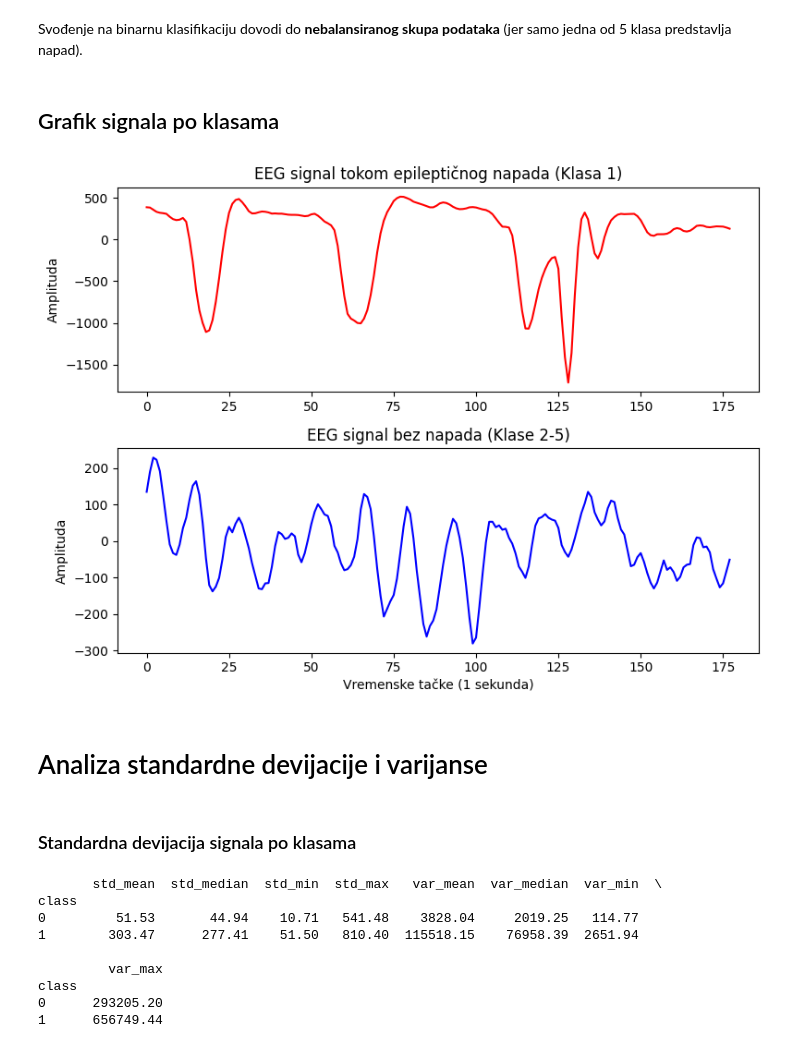
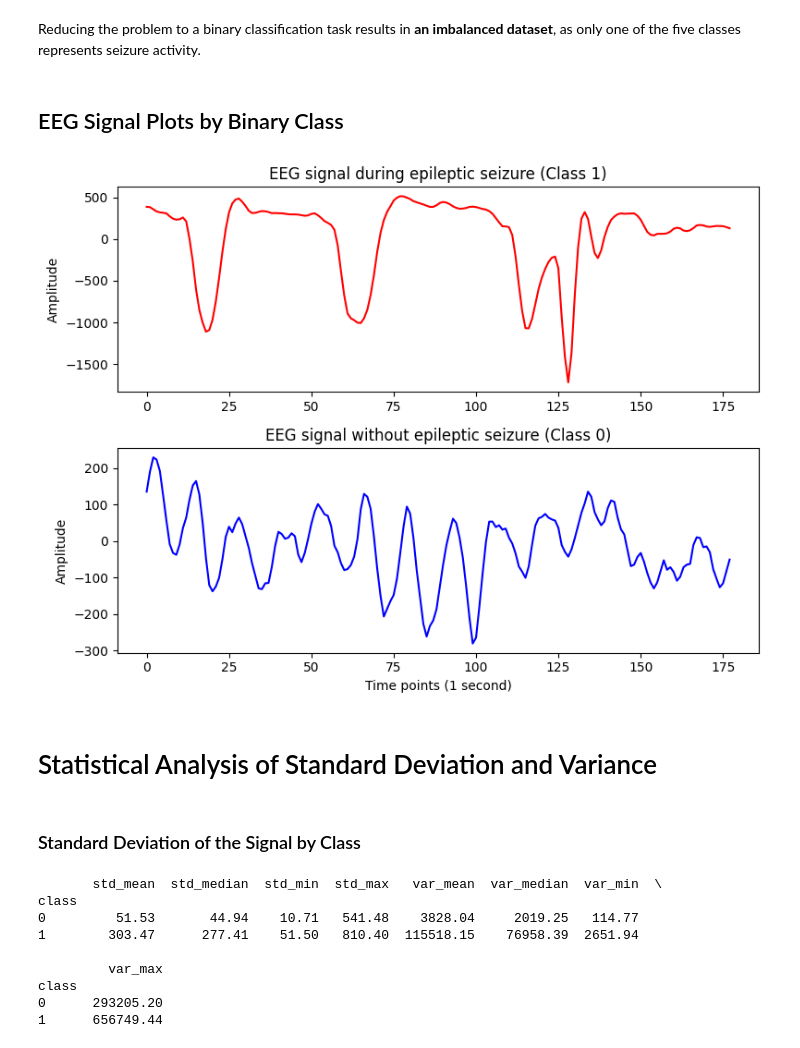
Before and after one commit to supernovahorvat/EEG_classification, a Jupyter notebook: 01_data_preparation.ipynb, the cells around one changed output. Drawn from its saved outputs; the diff is of its cells as text; code cells hidden in the pictures.

```diff
--- a/01_data_preparation.ipynb
+++ b/01_data_preparation.ipynb
@@ -3,4 +3,4 @@ import pandas as pd
 import matplotlib.pyplot as plt
 import seaborn as sns
 # %%
-df = pd.read_csv('../data.csv')
+df = pd.read_csv('data.csv')
@@ -96,36 +97,36 @@ y
-# %% [markdown]
-Svođenje na binarnu klasifikaciju dovodi do **nebalansiranog skupa podataka** (jer samo jedna od 5 klasa predstavlja napad).
-# %% [markdown]
-## Grafik signala po klasama
+# %% [markdown]
+Reducing the problem to a binary classification task results in **an imbalanced dataset**, as only one of the five classes represents seizure activity.
+# %% [markdown]
+## EEG Signal Plots by Binary Class
 # %%
-# Grafik signala po klasama
+# EEG Signal Plot by Binary Class
+# Selecting One Example for Each Binary Class
 
-# Biramo po jedan primer za svaku situaciju
-napad = df[df['y'] == 1].iloc[0, 1:179] # Prvi red gde je napad
-bez_napada = df[df['y'] == 0].iloc[0, 1:179] # Prvi red gde nije napad
+seizure = df[df['y'] == 1].iloc[0, 1:179] # First row with a seizure
+no_seizure = df[df['y'] == 0].iloc[0, 1:179] # First row without a seizure
 
-# Crtanje grafikona
+# Plotting the Signal
 plt.figure(figsize=(8, 6))
 
-# Prvi podgrafik - Napad
+# First subplot - Seizure
 plt.subplot(2, 1, 1)
-plt.plot(napad.values, color='red')
-plt.title('EEG signal tokom epileptičnog napada (Klasa 1)')
-plt.ylabel('Amplituda')
+plt.plot(seizure.values, color='red')
+plt.title('EEG signal during epileptic seizure (Class 1)')
+plt.ylabel('Amplitude')
 
-# Drugi podgrafik - Bez napada
+# Second subplot - No Seizure
 plt.subplot(2, 1, 2)
-plt.plot(bez_napada.values, color='blue')
-plt.title('EEG signal bez napada (Klase 2-5)')
-plt.xlabel('Vremenske tačke (1 sekunda)')
-plt.ylabel('Amplituda')
+plt.plot(no_seizure.values, color='blue')
+plt.title('EEG signal without epileptic seizure (Class 0)')
+plt.xlabel('Time points (1 second)')
+plt.ylabel('Amplitude')
 
 plt.tight_layout()
 plt.show()
 # %% [output]
-[figure, old version]
+[figure, new version]
-# %% [markdown]
-# Analiza standardne devijacije i varijanse
-# %% [markdown]
-### Standardna devijacija signala po klasama
+# %% [markdown]
+# Statistical Analysis of Standard Deviation and Variance
+# %% [markdown]
+### Standard Deviation of the Signal by Class
 # %%
```
Also changed, not shown: parts of 92 cells of this notebook, 32 other files.
